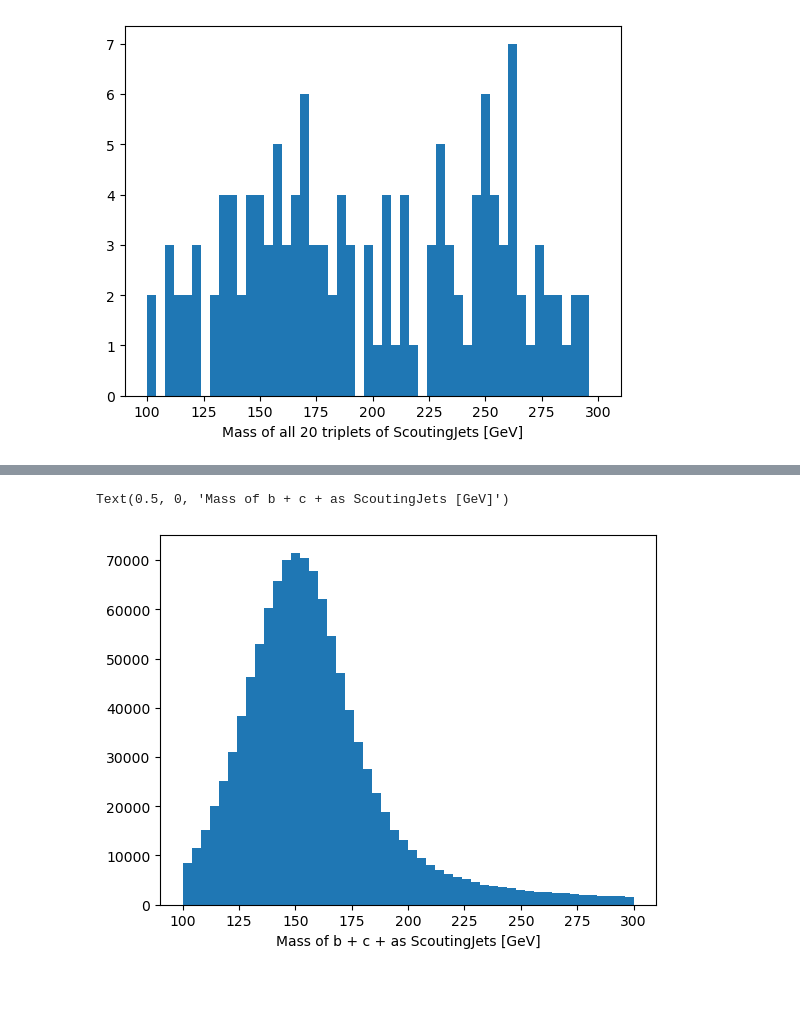
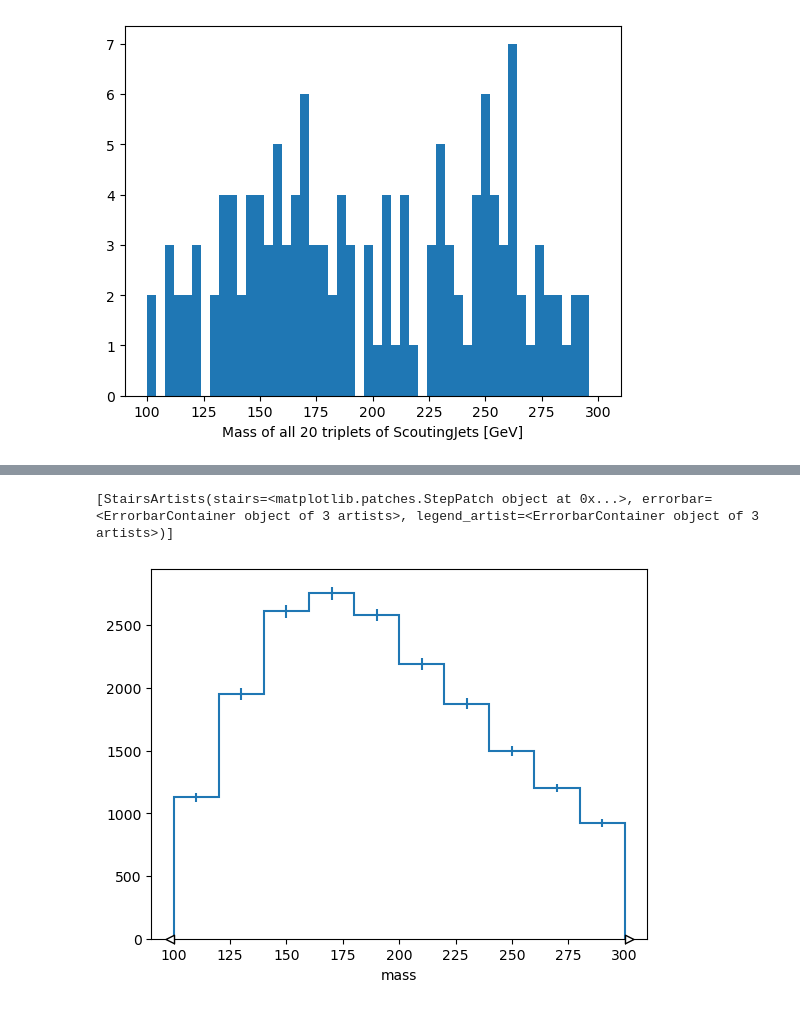
Before and after one commit to akanugan/MultiJets, a Jupyter notebook: top_sample_analyzer.ipynb, the cells around one changed output, grey strips where cells are left out. Saved outputs shown, nothing was run; the diff lists cells and outputs as text; code cells hidden in the pictures.

Commit message:
Refactored, added some structure, playing around with hist package

```diff
--- a/top_sample_analyzer.ipynb
+++ b/top_sample_analyzer.ipynb
@@ -23,7 +30,7 @@ file_list = ["root://cmseos.fnal.gov//" + string for string in file_list]
 NanoAODSchema.warn_missing_crossrefs = False
 
 events = NanoEventsFactory.from_root(
-    {file : "Events" for file in file_list[0:100]},
+    {file : "Events" for file in file_list},
     schemaclass=ScoutingNanoAODSchema,
     metadata={"dataset": "TTto4Q_TuneCP5_13p6TeV_powheg-pythia8"},
 ).events()
@@ -197,19 +175,15 @@ Text(0.5, 0, 'Mass of b + c + s ScoutingJets [GeV]')
-# %%
-m_events = events[scouting_selection.all("SixJets","OneMatchB","OneMatchC","OneMatchAS")]
-
-#m_events = m_events[0:20]
-
-bj = m_events.ScoutingJet[m_events.ScoutingJet.nearest(m_events.GenJet).partonFlavour == 5]
-cj = m_events.ScoutingJet[m_events.ScoutingJet.nearest(m_events.GenJet).partonFlavour == 4]
-asj = m_events.ScoutingJet[m_events.ScoutingJet.nearest(m_events.GenJet).partonFlavour == -3]
-
-
-top = bj + cj + asj
-plt.hist(top.mass.compute(),
-         range = (100, 300),
-         bins= 50)
-
-plt.xlabel("Mass of b + c + as ScoutingJets [GeV]")
-# %% [output]
-Text(0.5, 0, 'Mass of b + c + as ScoutingJets [GeV]')
-[figure, removed]
+# %%
+def triplet_mass_from_flavor(ev, i, j, k):
+    selector = PackedSelection()
+    selector.add("ThreeJets", ak.num(ev.ScoutingJet) > 2)
+    selector.add("OneMatchI", ak.sum(ev.ScoutingJet.nearest(ev.GenJet).partonFlavour == i, axis=1) == 1)
+    selector.add("OneMatchJ", ak.sum(ev.ScoutingJet.nearest(ev.GenJet).partonFlavour == j, axis=1) == 1)
+    selector.add("OneMatchK", ak.sum(ev.ScoutingJet.nearest(ev.GenJet).partonFlavour == k, axis=1) == 1)
+
+    m_ev = ev[selector.all("ThreeJets","OneMatchI","OneMatchJ","OneMatchK")]
+
+    #m_ev = m_ev[0:20]
+    aj = m_ev.ScoutingJet[m_ev.ScoutingJet.nearest(m_ev.GenJet).partonFlavour == i]
+    bj = m_ev.ScoutingJet[m_ev.ScoutingJet.nearest(m_ev.GenJet).partonFlavour == j]
+    cj = m_ev.ScoutingJet[m_ev.ScoutingJet.nearest(m_ev.GenJet).partonFlavour == k]
+    return ak.flatten((aj + bj + cj).mass)
@@ -215,0 +192,8 @@ Text(0.5, 0, 'Mass of b + c + as ScoutingJets [GeV]')
+# %%
+sc_wrong = Hist(hist.axis.Regular(bins=10, start=100, stop=300, name="mass"))
+
+sc_wrong.fill(mass=triplet_mass_from_flavor(small_events,3,4,5).compute())
+sc_wrong.plot1d()
+# %% [output]
+[StairsArtists(stairs=<matplotlib.patches.StepPatch object at 0x...>, errorbar=<ErrorbarContainer object of 3 artists>, legend_artist=<ErrorbarContainer object of 3 artists>)]
+[figure, added]
```
Also changed, not shown: parts of 15 cells of this notebook.
